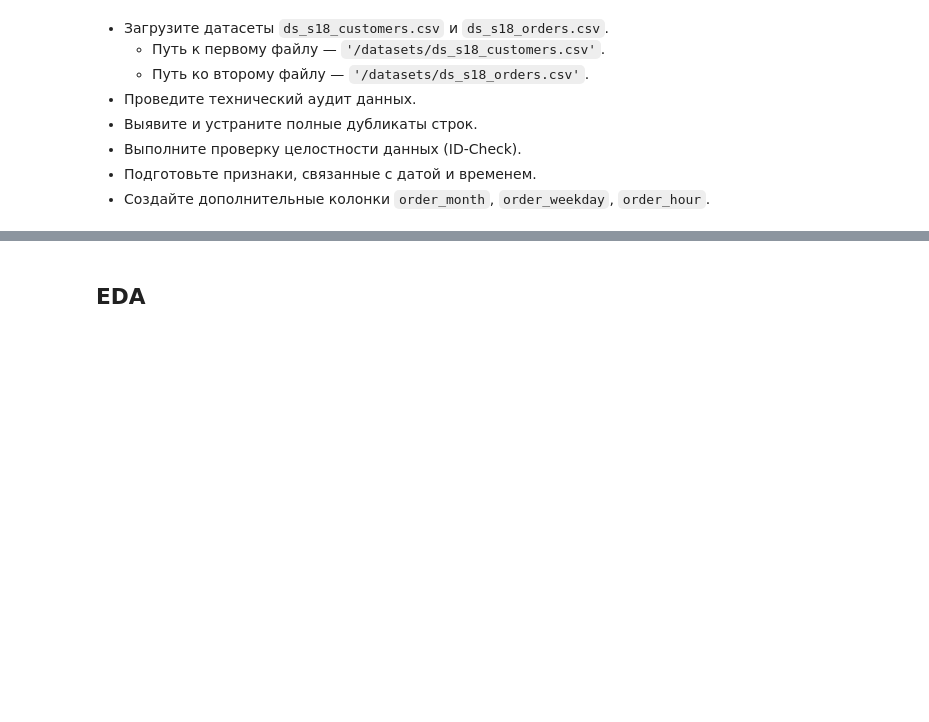
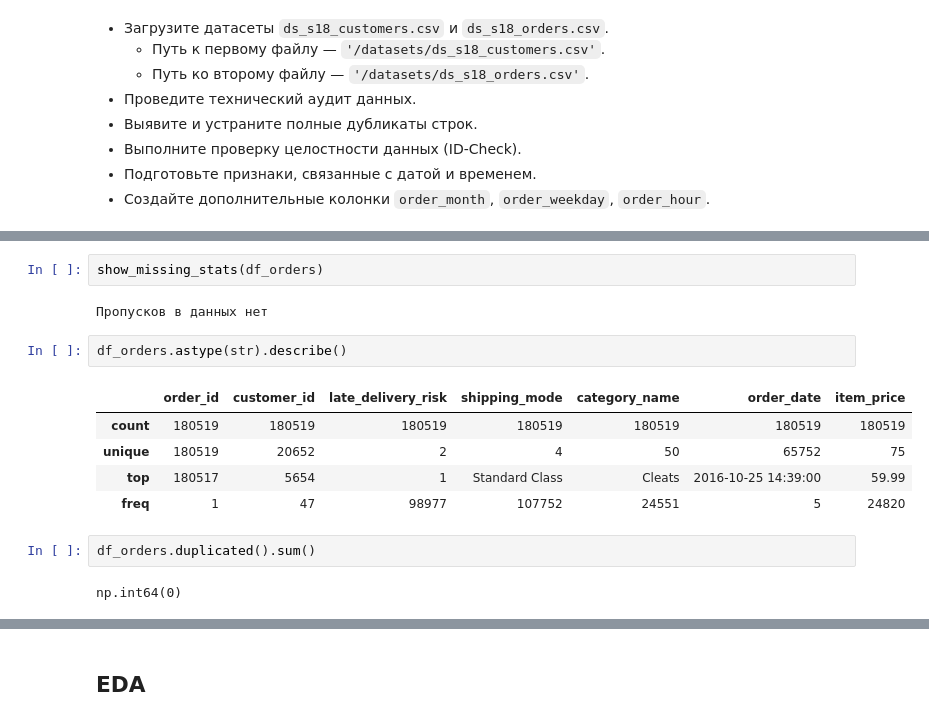
Before and after one commit to TemaQDX/sprint_18_project_carga_pronto, a Jupyter notebook: sprint_18_project_carga_pronto_Artem_Burov.ipynb, the cells around one changed output, grey strips where cells are left out. Saved outputs shown, nothing was run; the diff lists cells and outputs as text; blank space fills up the shorter version.

```diff
--- a/sprint_18_project_carga_pronto_Artem_Burov.ipynb
+++ b/sprint_18_project_carga_pronto_Artem_Burov.ipynb
@@ -72,0 +296,16 @@ GitHub: https://github.com/TemaQDX/sprint_18_project_carga_pronto
+# %%
+show_missing_stats(df_orders)
+# %% [output]
+Пропусков в данных нет
+# %%
+df_orders.astype(str).describe()
+# %% [output]
+|  | order_id | customer_id | late_delivery_risk | shipping_mode | category_name | order_date | item_price |
+| count | 180519 | 180519 | 180519 | 180519 | 180519 | 180519 | 180519 |
+| unique | 180519 | 20652 | 2 | 4 | 50 | 65752 | 75 |
+| top | 180517 | 5654 | 1 | Standard Class | Cleats | 2016-10-25 14:39:00 | 59.99 |
+| freq | 1 | 47 | 98977 | 107752 | 24551 | 5 | 24820 |
+# %%
+df_orders.duplicated().sum()
+# %% [output]
+np.int64(0)
```
Also changed, not shown: parts of 12 cells of this notebook.
